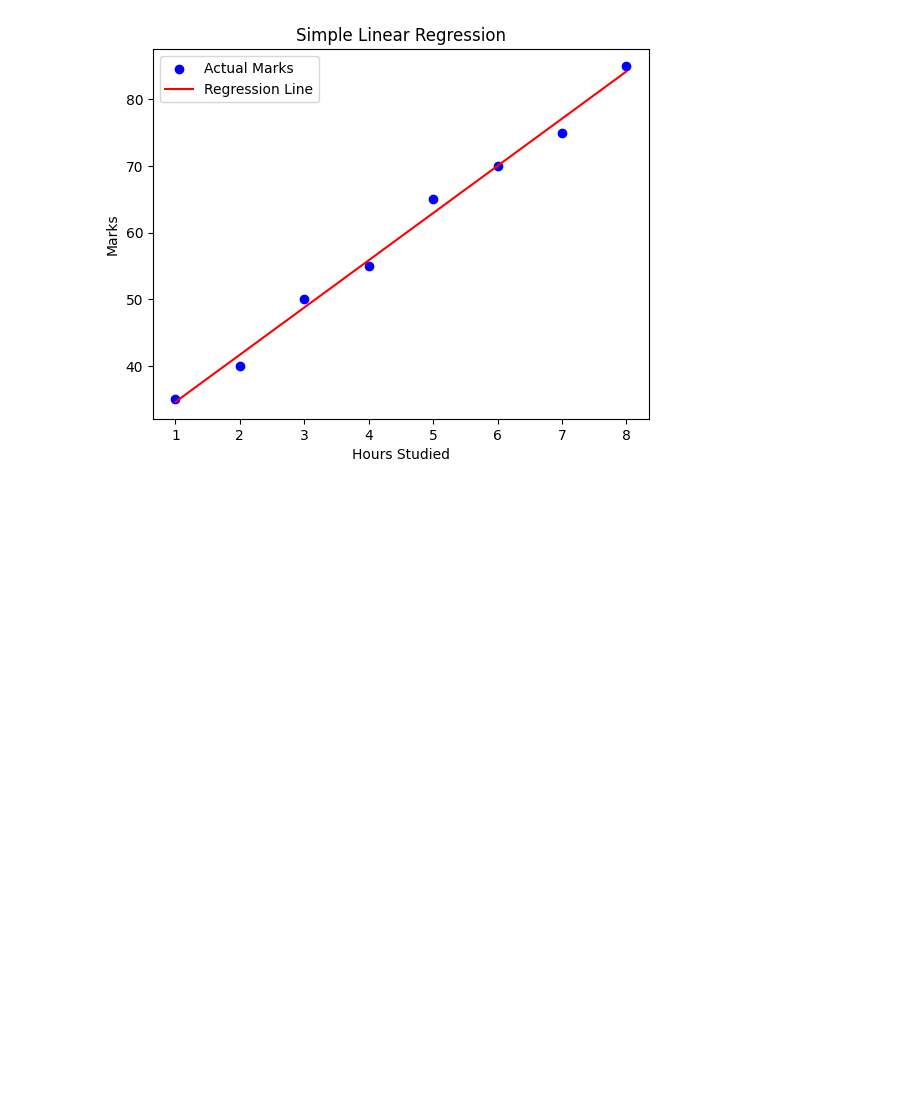
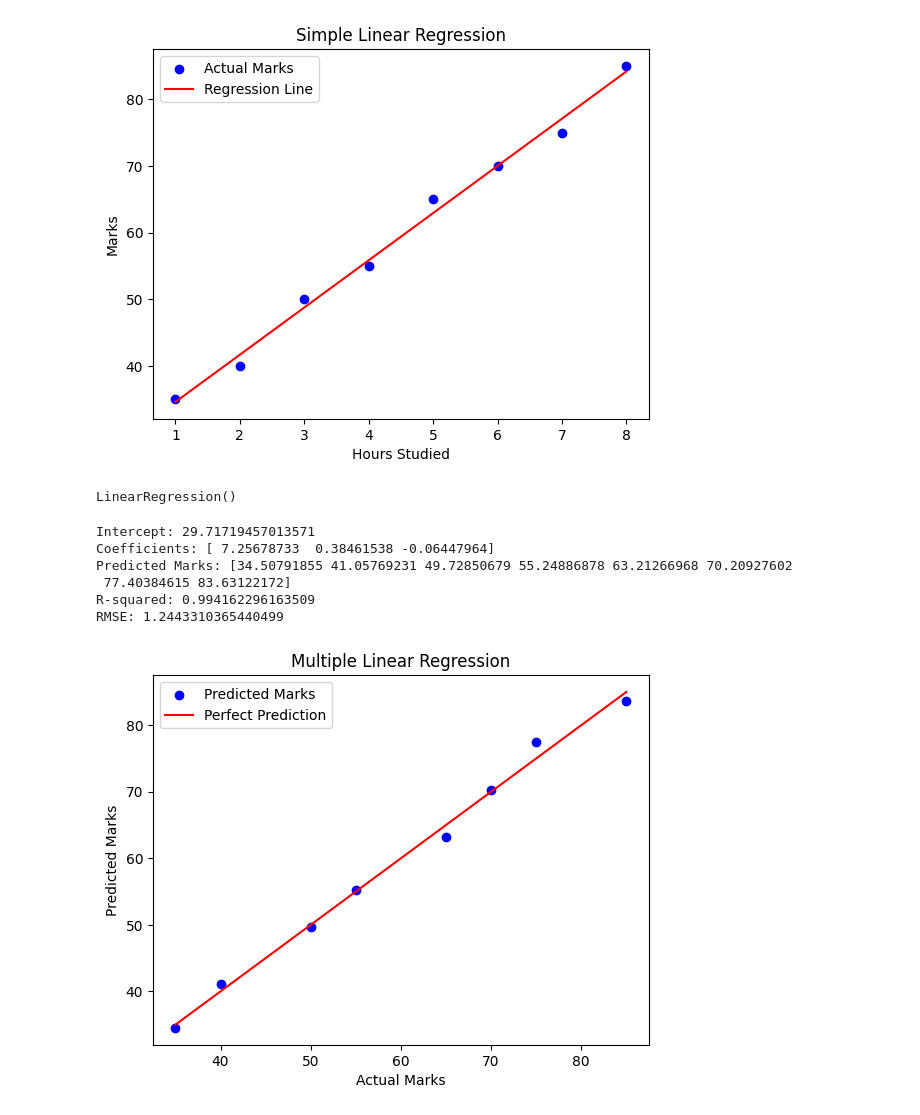
Before and after one commit to Charitha-Perumalla7/DAV-Lab2026-27, a Jupyter notebook: dav_exp_7.ipynb, the cells around one changed output. Drawn from its saved outputs; the diff is of its cells as text; code cells hidden in the pictures; blank space fills up the shorter version.

```diff
--- a/dav_exp_7.ipynb
+++ b/dav_exp_7.ipynb
@@ -50,3 +50,61 @@ plt.show()
 R-squared: 0.993127147766323
 RMSE: 1.3501543121683015
 [figure]
+# %%
+import numpy as np
+import pandas as pd
+import matplotlib.pyplot as plt
+from sklearn.linear_model import LinearRegression
+from sklearn.metrics import mean_squared_error, r2_score
+
+# Create dataset
+data = pd.DataFrame({
+    'Hours': [1, 2, 3, 4, 5, 6, 7, 8],
+    'Sleep': [7, 6, 8, 6, 7, 8, 7, 6],
+    'Attendance': [80, 85, 75, 90, 85, 95, 90, 100],
+    'Marks': [35, 40, 50, 55, 65, 70, 75, 85]
+})
+
+# Define independent and dependent variables
+X = data[['Hours', 'Sleep', 'Attendance']]
+y = data['Marks']
+
+# Build multiple linear regression model
+model = LinearRegression()
+model.fit(X, y)
+# %% [output]
+LinearRegression()
+# %%
+print("Intercept:", model.intercept_)
+print("Coefficients:", model.coef_)
+
+# Predict values
+pred = model.predict(X)
+print("Predicted Marks:", pred)
+
+# Calculate R-squared and RMSE
+r2 = r2_score(y, pred)
+rmse = np.sqrt(mean_squared_error(y, pred))
+
+print("R-squared:", r2)
+print("RMSE:", rmse)
+
+# Plot actual vs predicted marks
+plt.scatter(y, pred, color='blue', label='Predicted Marks')
+plt.plot([y.min(), y.max()],
+         [y.min(), y.max()],
+         color='red', label='Perfect Prediction')
+
+plt.xlabel("Actual Marks")
+plt.ylabel("Predicted Marks")
+plt.title("Multiple Linear Regression")
+plt.legend()
+plt.show()
+# %% [output]
+Intercept: 29.71719457013571
+Coefficients: [ 7.25678733  0.38461538 -0.06447964]
+Predicted Marks: [34.50791855 41.05769231 49.72850679 55.24886878 63.21266968 70.20927602
+ 77.40384615 83.63122172]
+R-squared: 0.994162296163509
+RMSE: 1.2443310365440499
+[figure, added]
```
